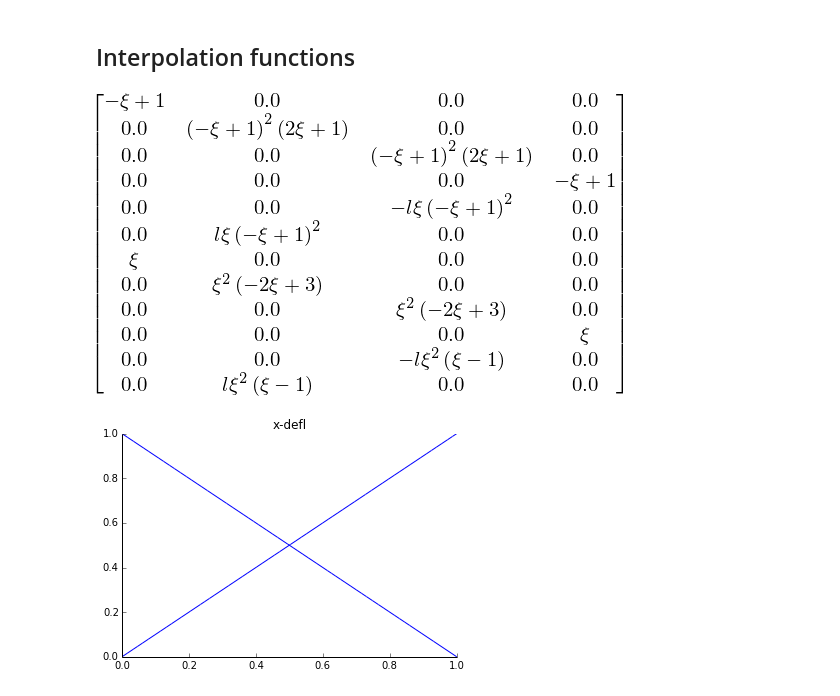
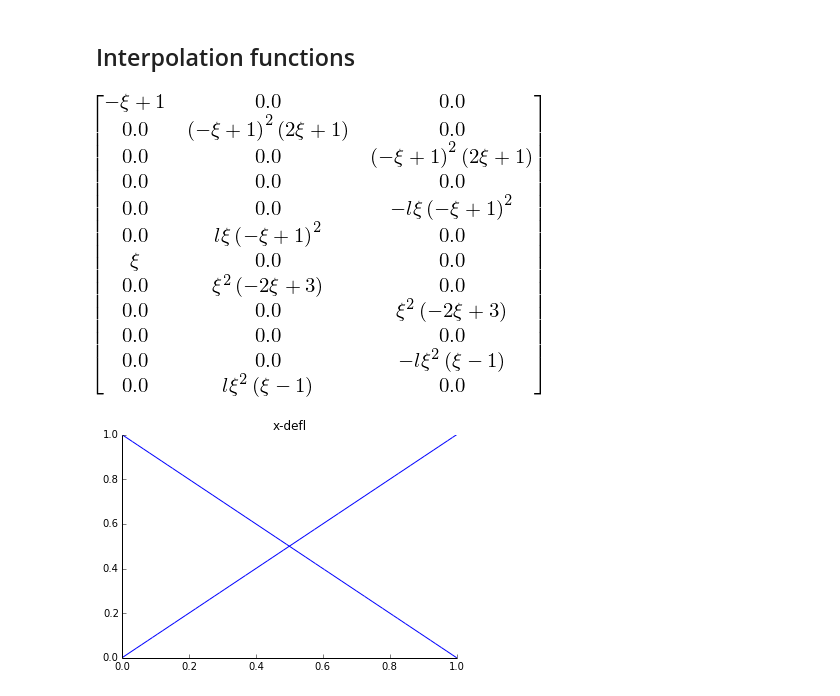
Before and after one commit to ricklupton/beamfe, a Jupyter notebook: theory/FE element matrices.ipynb, the cells around one changed output. Cells and saved outputs as stored; diff of their text form; code cells hidden in the pictures.

```diff
--- a/theory/FE element matrices.ipynb
+++ b/theory/FE element matrices.ipynb
@@ -11,33 +11,33 @@ For now, neglect rotational inertia.
 # %%
 xi, l, rho = symbols('xi, l, rho')
 
 # Shape functions
 S = Matrix(np.zeros((4, 12)))
 x2 = (1 - xi)
 S[0, 0 ] =  x2                     # extension
 S[0, 6 ] =  xi
 S[1, 1 ] =  x2**2 * (3 - 2*x2)     # y-deflection
 S[1, 7 ] =  xi**2 * (3 - 2*xi)
 S[1, 5 ] = -x2**2 * (x2 - 1) * l
 S[1, 11] =  xi**2 * (xi - 1) * l
 S[2, 2 ] =  x2**2 * (3 - 2*x2)     # z-deflection
 S[2, 8 ] =  xi**2 * (3 - 2*xi)
 S[2, 4 ] =  x2**2 * (x2 - 1) * l
 S[2, 10] = -xi**2 * (xi - 1) * l
 S[3, 3 ] =  x2                     # torsion
 S[3, 9 ] =  xi
 
 #S[4, 2 ] =  6 * x2 * (x2 - 1) / l  # y-rotation
 #S[4, 8 ] =  6 * xi * (xi - 1) / l
 #S[4, 4 ] = -x2 * (3*x2 - 2)
 #S[4, 10] =  xi * (3*xi - 2)
 #S[5, 1 ] = -6 * x2 * (x2 - 1) / l  # z-rotation
 #S[5, 7 ] = -6 * xi * (xi - 1) / l
 #S[5, 5 ] =  x2 * (3*x2 - 2)
 #S[5, 11] =  xi * (3*xi - 2)
-S.T
+S[:3, :].T
 # %% [output]
-[figure, old version]
+[figure, new version]
 # %%
 titles = ['x-defl', 'y-defl', 'z-defl', 'torsion']
 for i in range(4):
```
Also changed, not shown: parts of 4 cells of this notebook, 1 other file.
